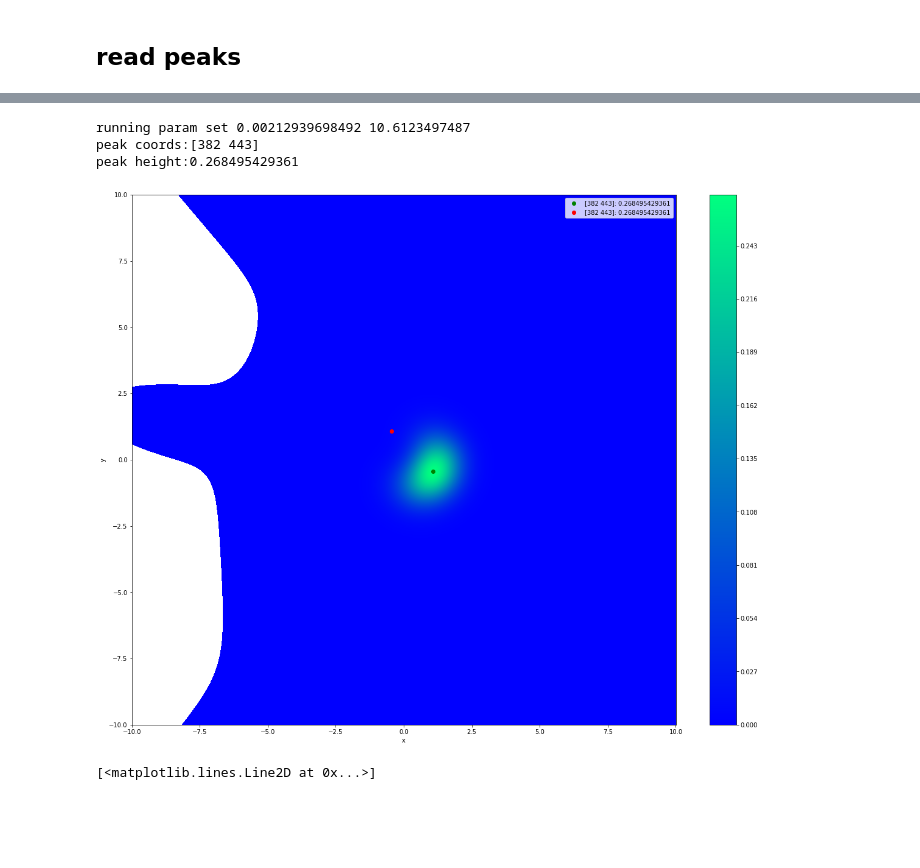
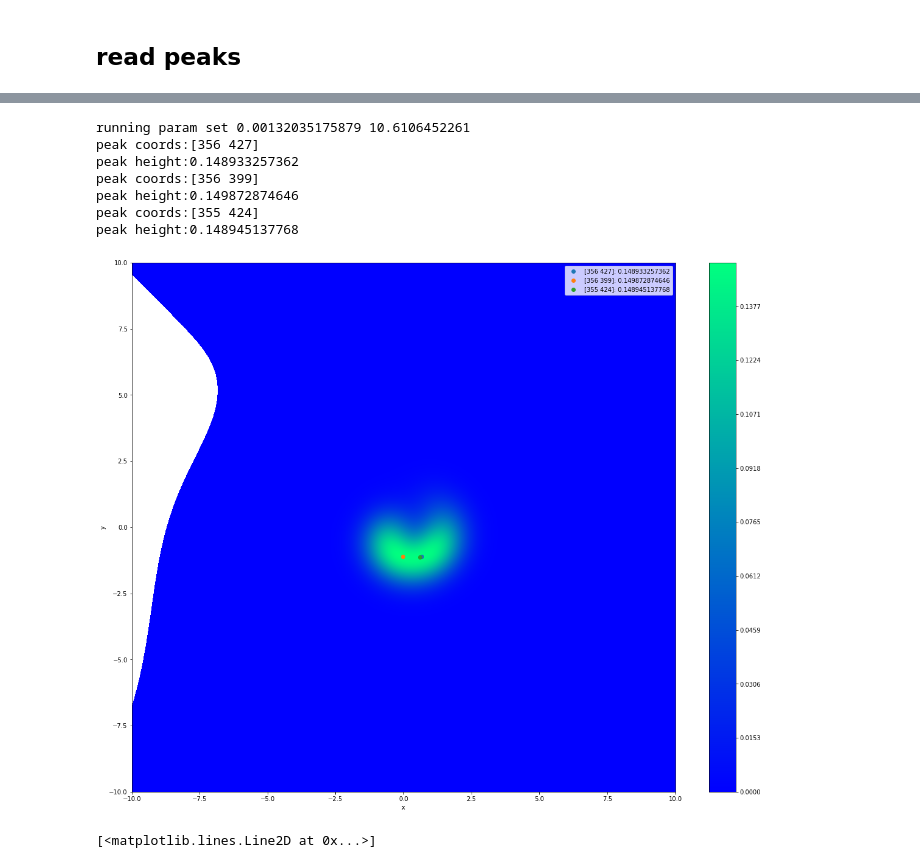
Before and after one commit to WildTangles/qpeak, a Jupyter notebook: scan-peaks.ipynb, the cells around one changed output, grey strips where cells are left out. Drawn from its saved outputs; the diff is of its cells as text; code cells hidden in the pictures; blank space fills up the shorter version.

```diff
--- a/scan-peaks.ipynb
+++ b/scan-peaks.ipynb
@@ -116,7 +116,7 @@ def routine(E_i,wd_i):
         print('peak coords:{}'.format(coord))
         coordHeight = Q3[coord[0], coord[1]]
         print('peak height:{}'.format(coordHeight))
-        plt.plot(xvec[coord[1]], yvec[coord[0]], 'go', label='{}: {}'.format(coord, coordHeight))
+        plt.plot(xvec[coord[1]], yvec[coord[0]], 'o', label='{}: {}'.format(coord, coordHeight))
     plt.legend()
     plt.show()
     #print (Q3[coordinates])
@@ -154,6 +154,7 @@ for peak in glob.glob(os.path.join('/mnt/c/Users/manish/Documents/GitHub/qpeak/p
         break
 
     relevantInfo_i['peaks'] = peaks
+    relevantInfo_i['coors'] = coors
     relevantInfo.append(relevantInfo_i)
     print('E:{}, wd_i:{}, peaks:{}'.format(relevantInfo_i['E'], relevantInfo_i['wd'], relevantInfo_i['peaks']))
 
@@ -177,15 +178,20 @@ E:0.00258668341709, wd_i:10.6132819095, peaks:[0.29104132150444156]
 E:0.00258668341709, wd_i:10.6133085427, peaks:[0.2915443712562796]
 E:0.00258668341709, wd_i:10.6133351759, peaks:[0.292025016673
 # %%
-samples = [[i for i in relevantInfo if len(i['peaks']) == 1][123]]
+#samples = [[i for i in relevantInfo if len(i['peaks']) == 3][10]]
+samples = [[i for i in relevantInfo if len(i['peaks']) == 3][10]]
 
 for sample in samples:
     routine(sample['E'], sample['wd'])
 # %% [output]
-running param set 0.00212939698492 10.6123497487
-peak coords:[382 443]
-peak height:0.268495429361
+running param set 0.00132035175879 10.6106452261
+peak coords:[356 427]
+peak height:0.148933257362
+peak coords:[356 399]
+peak height:0.149872874646
+peak coords:[355 424]
+peak height:0.148945137768
-[figure, old version]
+[figure, new version]
 # %%
 doublePeaks = []
 
```
